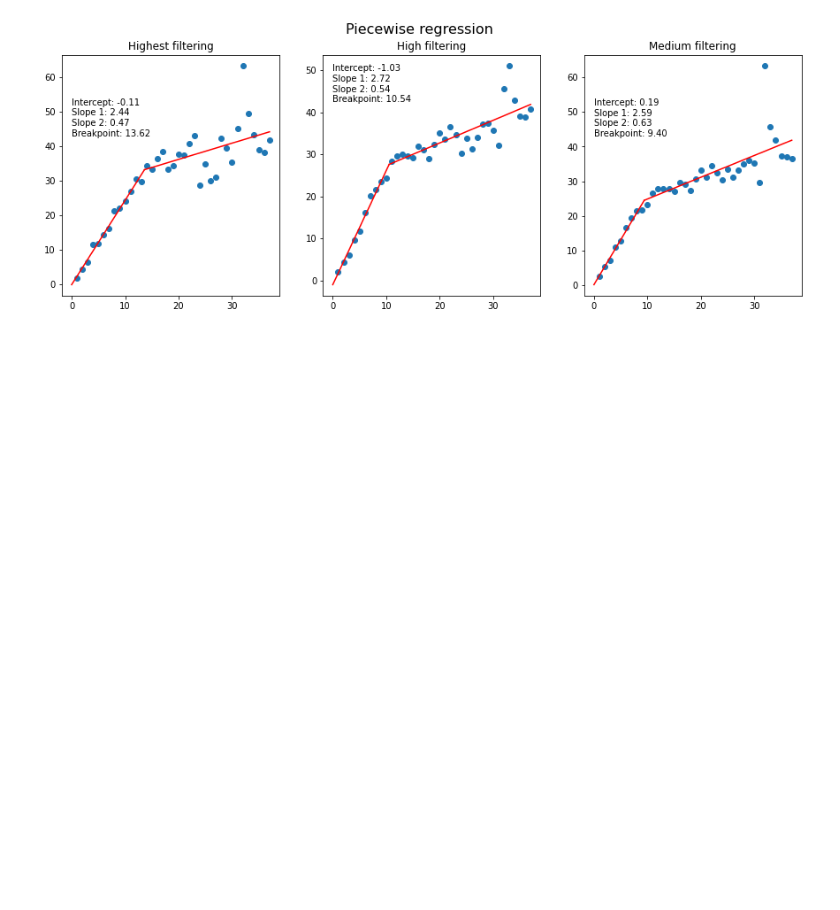
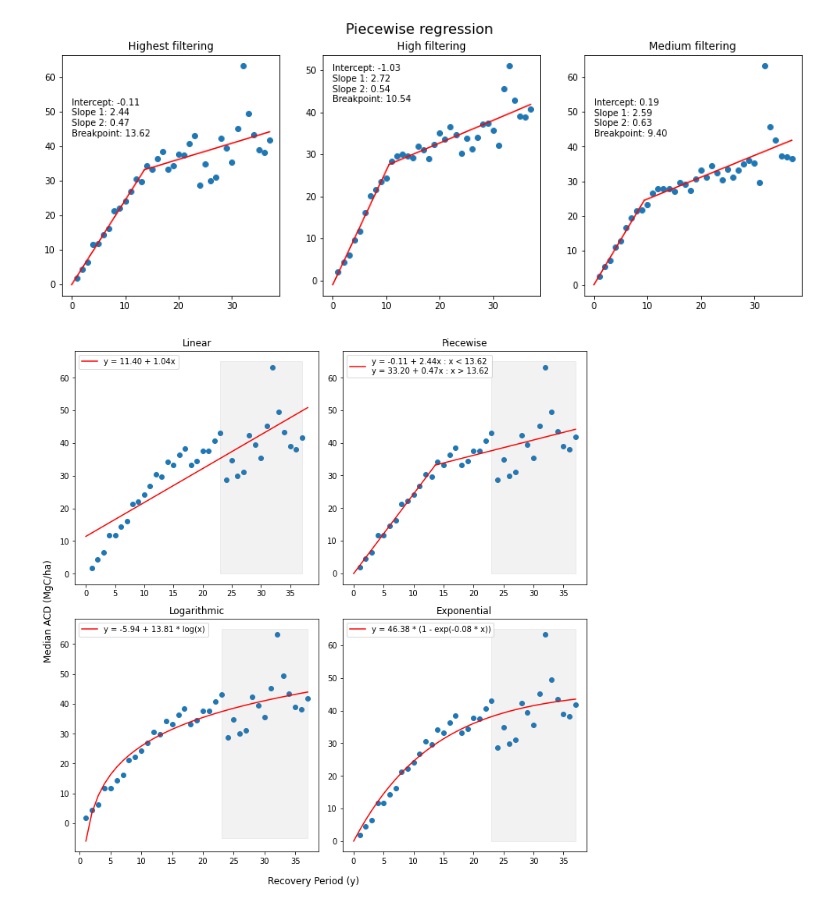
Before and after one commit to ameliaholcomb/biomass-recovery, a Jupyter notebook: notebooks/27-ah2174-nonlinear.ipynb, the cells around one changed output. Drawn from its saved outputs; the diff is of its cells as text; code cells hidden in the pictures; blank space fills up the shorter version.

Commit message:
update nonlinear models figure

```diff
--- a/notebooks/27-ah2174-nonlinear.ipynb
+++ b/notebooks/27-ah2174-nonlinear.ipynb
@@ -177,3 +177,81 @@ fig.suptitle("Piecewise regression", fontsize=16)
 # %% [output]
 Text(0.5, 0.98, 'Piecewise regression')
 [figure]
+# %%
+from matplotlib.lines import Line2D
+
+fig, ax = plt.subplots(ncols=2, nrows=2, figsize=(10,10))
+df = dfs['Highest filtering']
+maxage = df.mode_vals.max() + 1
+xs = np.arange(0, maxage)
+
+# Linear
+axi = ax[0][0]
+ols = smf.ols('agcd ~ mode_vals', df).fit()
+axi.scatter(df['mode_vals'], df['agcd'])
+axi.plot((0, maxage), (ols.params["Intercept"], ols.params["Intercept"] + maxage * ols.params['mode_vals']), color='red')
+axi.fill_between(range(int(maxage)), 0, 65, where=(xs > 22), color="gray", alpha=0.1)
+axi.set_title("Linear")
+text = 'y = {0:.2f} + {1:.2f}x'.format(ols.params["Intercept"], ols.params['mode_vals'])
+legend_elements = [
+        Line2D([0], [0], color='red', label=text,
+            markerfacecolor='red', markersize=5)]
+axi.legend(0.05, 0.95, handles=legend_elements)
+
+# Piecewise
+axi = ax[0][1]
+lmodel = _stats.lm("agcd~mode_vals", data=df)
+segmodel = _segmented.segmented(lmodel, segZ="~mode_vals", psi=19)
+psi1x = segmodel.rx2("psi")[0][1]
+intercept, mx, u1x, _ = segmodel.rx2("coefficients")
+
+axi.scatter(df['mode_vals'], df['agcd'])
+l1, l2 = get_lines(intercept, psi1x, mx, u1x)
+axi.plot(*l1, color='red')
+axi.plot(*l2, color='red')
+axi.fill_between(range(int(maxage)), 0, 65, where=(xs > 22), color="gray", alpha=0.1)
+axi.set_title("Piecewise")
+
+f1 = 'y = {0:.2f} + {1:.2f}x'.format(intercept, mx)
+r1 = 'x < {0:.2f}'.format(psi1x)
+f2 = 'y = {0:.2f} + {1:.2f}x'.format(intercept + mx * psi1x, mx + u1x)
+r2 = 'x > {0:.2f}'.format(psi1x)
+text = f'{f1} : {r1}\n{f2} : {r2}'
+legend_elements = [
+        Line2D([0], [0], color='red', label=text,
+            markerfacecolor='red', markersize=5)]
+axi.legend(0.05, 0.95, handles=legend_elements)
+
+# Log
+axi = ax[1][0]
+ols = smf.ols('agcd ~ np.log(mode_vals)', df).fit()
+axi.scatter(df['mode_vals'], df['agcd'])
+axi.plot(xs, log_fun(ols.params["Intercept"], ols.params["np.log(mode_vals)"], xs), color="red")
+axi.fill_between(range(int(maxage)), -5, 65, where=(xs > 22), color="gray", alpha=0.1)
+axi.set_title("Logarithmic")
+text = f'y = {ols.params["Intercept"]:.2f} + {ols.params["np.log(mode_vals)"]:.2f} * log(x)'
+legend_elements = [
+        Line2D([0], [0], color='red', label=text,
+            markerfacecolor='red', markersize=5)]
+axi.legend(0.05, 0.95, handles=legend_elements)
+
+# Exponential
+axi = ax[1][1]
+r_model = _stats.nls(formula="agcd~a*(1-exp(-c*mode_vals))", data=df, start=ListVector({"a": 47, "c": 0.07}))
+params = r_model.rx2("m").rx2("getPars")()
+axi.scatter(df['mode_vals'], df['agcd'])
+axi.plot(xs, exp_fun(params[0], params[1], xs), color="red")
+axi.fill_between(range(int(maxage)), 0, 65, where=(xs > 22), color="gray", alpha=0.1)
+axi.set_title("Exponential")
+
+text = f'y = {params[0]:.2f} * (1 - exp(-{params[1]:.2f} * x))'
+legend_elements = [
+        Line2D([0], [0], color='red', label=text,
+            markerfacecolor='red', markersize=5)]
+axi.legend(0.05, 0.95, handles=legend_elements)
+
+fig.supxlabel("Recovery Period (y)")
+fig.supylabel("Median ACD (MgC/ha)")
+plt.tight_layout()
+# %% [output]
+[figure, added]
```
